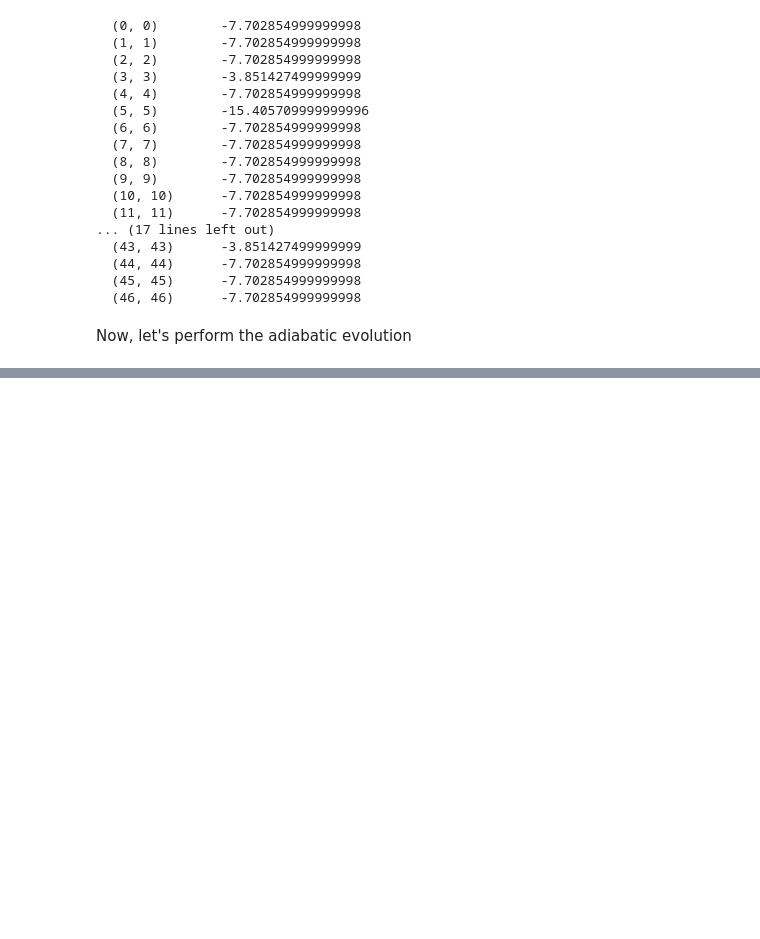
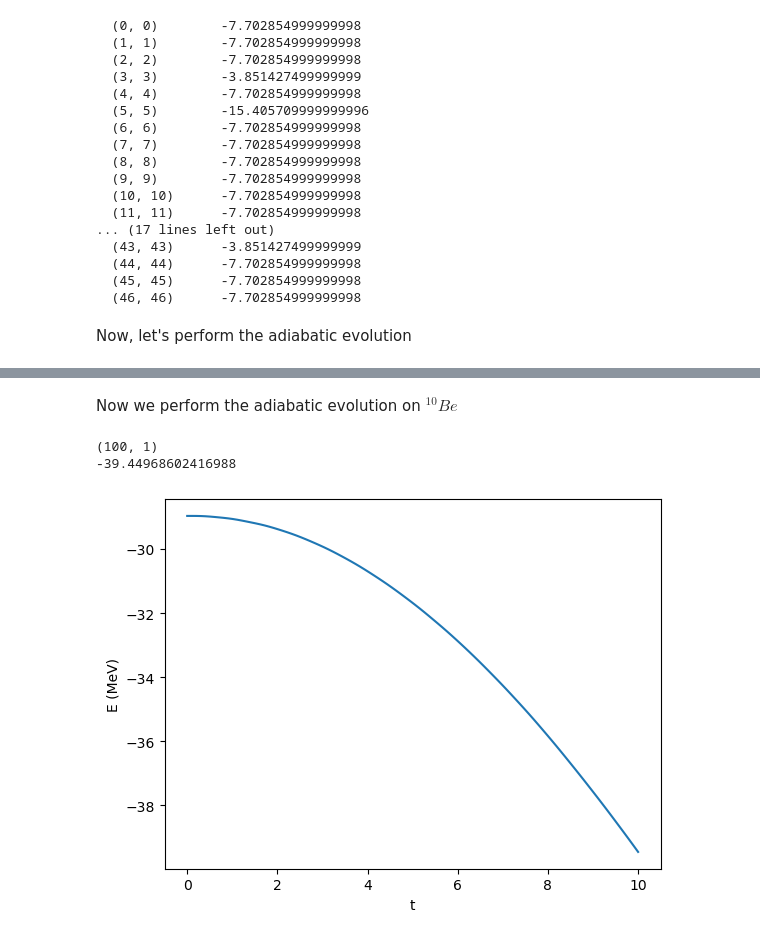
Before and after one commit to albertmolinaa/Quantum-Annealing-TFG, a Jupyter notebook: QuantumAnnealning_Albert.ipynb, the cells around one changed output, grey strips where cells are left out. Cells and saved outputs as stored; diff of their text form; code cells hidden in the pictures; blank space fills up the shorter version.

```diff
--- a/QuantumAnnealning_Albert.ipynb
+++ b/QuantumAnnealning_Albert.ipynb
@@ -148,0 +164,18 @@ We see that the energy at the end of the process is the same as the GS energy of
+# %%
+# 10-Be (2 protons and 4 neutrons in p-shell):
+p = 2
+n_ten = 4
+
+NSM_H_ten = FermiHubbardHamiltonian(size_a=nuc_modes_per_i, size_b=nuc_modes_per_i, nparticles_a=p, nparticles_b=n_ten,
+                                symmetries=[SPS.total_M_zero]) # we force M=0 so we don't get the full manybody basis
+# Also, I changed Ema's code where a was neutrons and b protons, since they're just numbers (and the same in this case)
+
+NSM_H_ten.get_external_potential(external_potential=SPS.energies)
+twobody_dict_ten, _ = get_twobody_nuclearshell_model(file_name=p_shell)
+
+NSM_H_ten.get_twobody_interaction(twobody_dict_ten)
+NSM_H_ten.get_hamiltonian() # Now we have the Target Hamiltonian ready
+
+egs, psigs = NSM_H_ten.get_spectrum(n_states=1) # just the ground state (energy in MeV's)
+print(f'GS energy = {egs[0]:.5} MeV')
+print(NSM_H_ten.hamiltonian)
@@ -148,0 +247,31 @@ We see that the energy at the end of the process is the same as the GS energy of
+# %% [markdown]
+Now we perform the adiabatic evolution on $^{10}Be$
+# %%
+tf = 10
+tsteps = 100
+dt = tf / tsteps
+time = np.linspace(0, tf, tsteps)
+
+psi_ten = psi_ini_ten.copy()
+energy_ten = []
+spectrum_t_ten = []
+
+for i, t in enumerate(time):
+    H_t_ten = (1 - t/tf) * Driver_H_ten.hamiltonian + (t/tf) * NSM_H_ten.hamiltonian
+    energy_ten.append(psi_ten.conjugate().transpose().dot(H_t_ten.dot(psi_ten))) # we append <psi|H(t)|psi>
+    eigval_ten = eigsh(H_t_ten, k=1, return_eigenvectors=False)
+    spectrum_t_ten.append(eigval_ten)
+    psi_ten = expm_multiply(-1j * dt * H_t_ten,psi_ten)
+spectrum_arr_ten = np.asarray(spectrum_t_ten)
+print(spectrum_arr_ten.shape)
+
+# We plot the energy along time
+plt.figure()
+plt.plot(time, energy_ten)
+plt.xlabel('t')
+plt.ylabel('E (MeV)')
+print(np.real(energy_ten[tsteps-1]))
+# %% [output]
+(100, 1)
+-39.44968602416988
+[figure, added]
```
Also changed, not shown: parts of 25 cells of this notebook.
